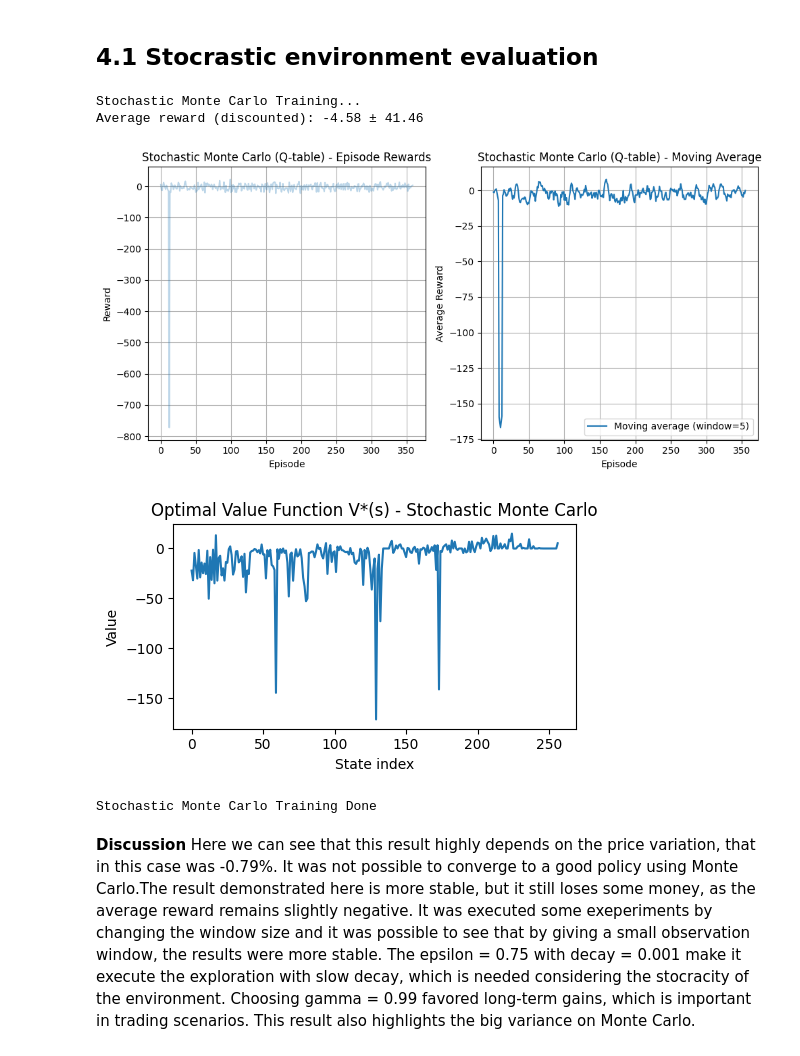
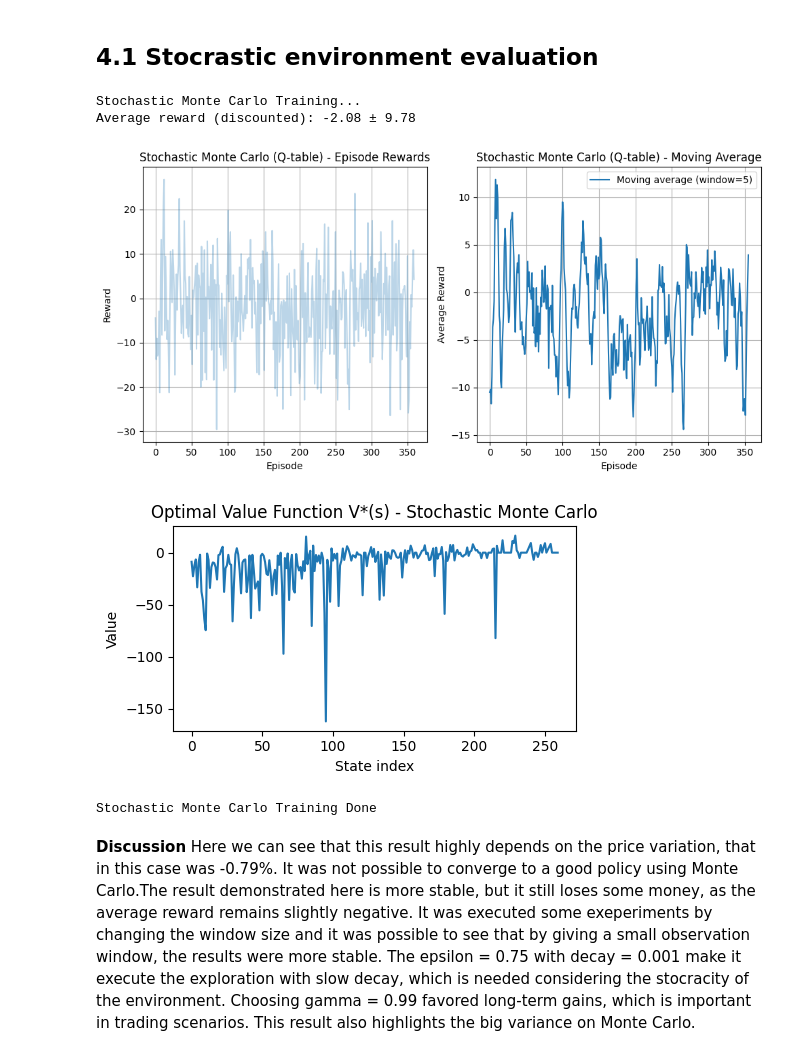
Before and after one commit to renatavillegas/ReinforcedLearning, a Jupyter notebook: Project1.ipynb, the cells around one changed output. Cells and saved outputs as stored; diff of their text form; code cells hidden in the pictures.

```diff
--- a/Project1.ipynb
+++ b/Project1.ipynb
@@ -408,15 +408,8 @@ prices = generate_intraday_prices(num_train_episodes, hours_per_day, start_price
 # %% [markdown]
 ## 4.1 Stocrastic environment evaluation
 # %%
-# Hiperparams
-window_size = 2
-num_train_episodes = 360*10 #10 years of experience
-num_eval_episodes = 360*1 #1 year
-gamma_mc = 0.99
 gamma_ql = 0.99
 gamma_sarsa = 0.8
-N0 = 10
-epsilon_mc = 0.75
 epsilon_ql = 0.999
 epsilon_sarsa = 0.999
 alpha_ql = 0.1
@@ -489,36 +482,43 @@ def plot_rewards(rewards, title="Training Progress"):
     plt.tight_layout()
     plt.show()
 
 
 def plot_values(V, title="Value Function"):
     plt.figure(figsize=(5, 3))
     plt.plot(list(range(len(V))), list(V.values()))
     plt.title(f"Optimal Value Function V*(s) - {title}")
     plt.xlabel("State index")
     plt.ylabel("Value")
     plt.tight_layout()
     plt.show()
 
 def get_value_function(Q):
     V = {}
     for s in Q:
         V[s] = np.max(Q[s])
     return V
 
 # create data to evaluate
 env = TradingEnv(data=prices, window_size=window_size)
 print("Stochastic Monte Carlo Training...")
+# Hiperparams
+window_size = 4
+num_train_episodes = 360*15 #10 years of experience
+num_eval_episodes = 360*1 #1 year
+gamma_mc = 0.99
+epsilon_mc = 0.75
+N0 = 10
 Q_mc = monte_carlo_train(env, num_train_episodes, gamma_mc, epsilon_mc, N0)
 V_mc = get_value_function(Q_mc)
 rewards_mc = evaluate(env, Q_mc, num_eval_episodes, gamma=gamma_mc)
 plot_rewards(rewards_mc, title="Stochastic Monte Carlo (Q-table)")
 plot_values(V_mc, title="Stochastic Monte Carlo")
 print("Stochastic Monte Carlo Training Done")
 # %% [output]
 Stochastic Monte Carlo Training...
-Average reward (discounted): -4.58 ± 41.46
+Average reward (discounted): -2.08 ± 9.78
-[figure, old version]
+[figure, new version]
-[figure, old version]
+[figure, new version]
 Stochastic Monte Carlo Training Done
 # %% [markdown]
 **Discussion**
```
Also changed, not shown: parts of 17 cells of this notebook, 1 other file.
